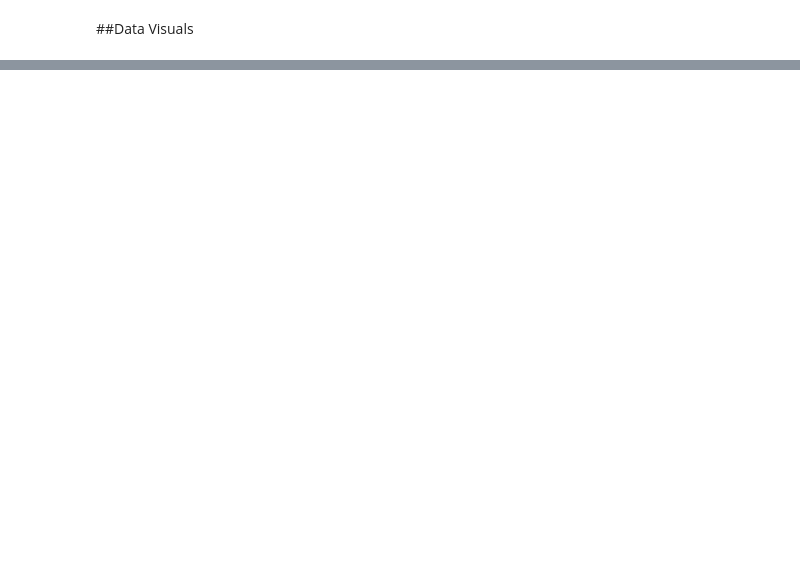
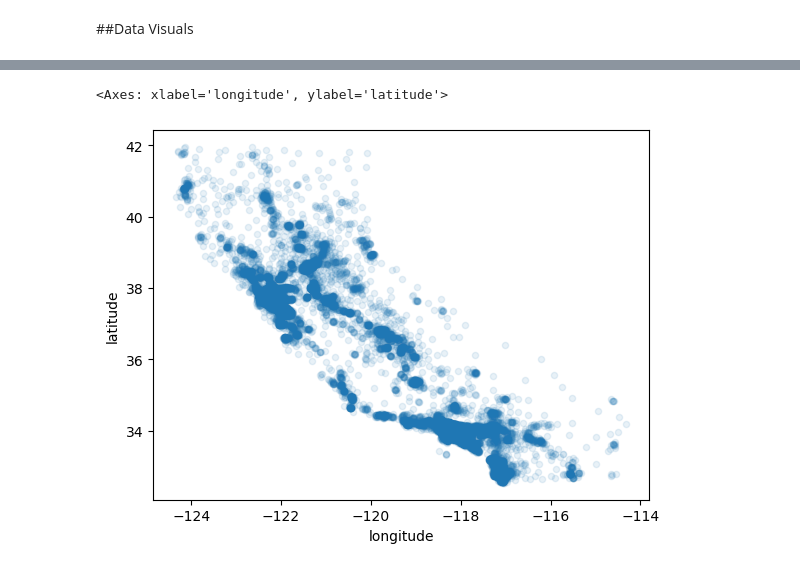
Before and after one commit to Kangetheee/ML-30-abbas_ali, a Jupyter notebook: lessons_scikit/lessons.ipynb, the cells around one changed output, grey strips where cells are left out. Cells and saved outputs as stored; diff of their text form; code cells hidden in the pictures; blank space fills up the shorter version.

```diff
--- a/lessons_scikit/lessons.ipynb
+++ b/lessons_scikit/lessons.ipynb
@@ -61,3 +3,20 @@ Extraction completed.
+# %%
+import os
+import tarfile
+import urllib.request
+
+DOWNLOAD_ROOT = "https://raw.githubusercontent.com/ageron/handson-ml2/master/"
+HOUSING_PATH = os.path.join("datasets", "housing")
+HOUSING_URL = DOWNLOAD_ROOT + "datasets/housing/housing.tgz"
+
+def fetch_housing_data(housing_url=HOUSING_URL, housing_path=HOUSING_PATH):
+    os.makedirs(housing_path, exist_ok=True)
+    tgz_path = os.path.join(housing_path, "housing.tgz")
+    urllib.request.urlretrieve(housing_url, tgz_path)
+    with tarfile.open(tgz_path) as housing_tgz:
+        housing_tgz.extractall(path=housing_path)
+
+fetch_housing_data()
 # %% [markdown]
 ## Load data
 # %%
@@ -82,0 +65,5 @@ SyntaxError: invalid syntax (2125240012.py, line 1)
+# %%
+housing.plot(kind="scatter", x="longitude", y="latitude", alpha=0.1)
+# %% [output]
+<Axes: xlabel='longitude', ylabel='latitude'>
+[figure, added]
```
Also changed, not shown: parts of 12 cells of this notebook, 2 other files.
